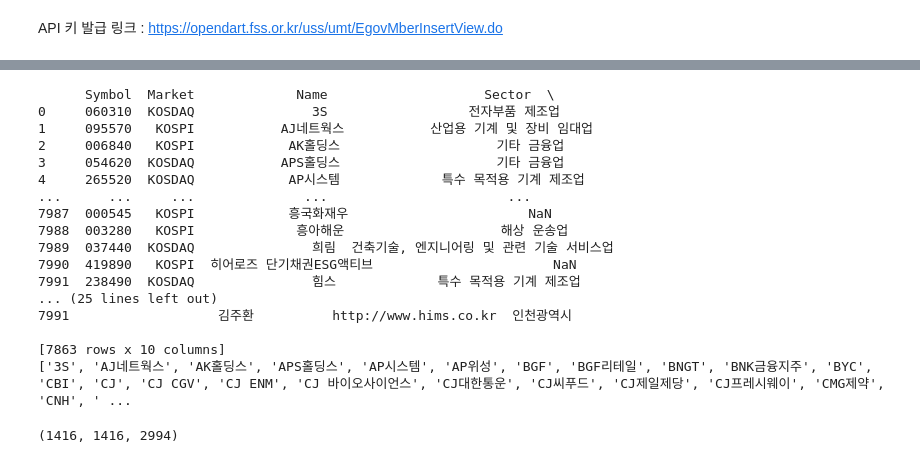
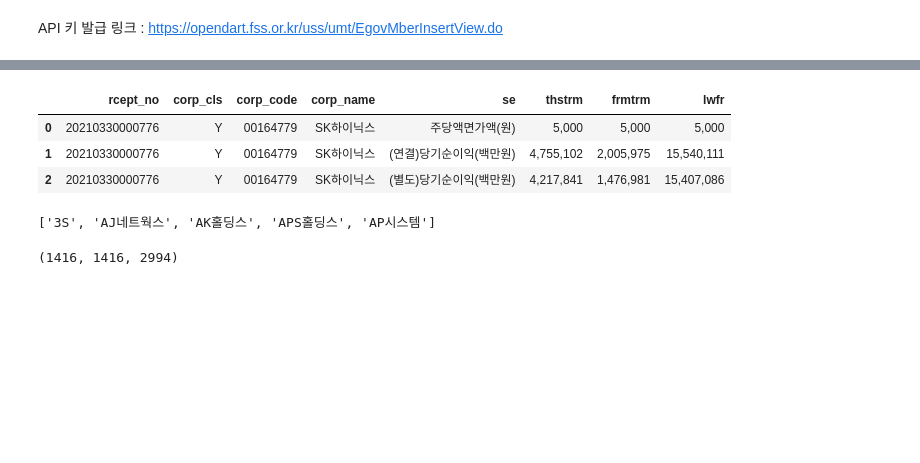
Before and after one commit to SLCFLAB/Data-Science-Python, a Jupyter notebook: Day 4/4_2.finance_data.ipynb, the cells around one changed output, grey strips where cells are left out. Saved outputs shown, nothing was run; the diff lists cells and outputs as text; code cells hidden in the pictures; blank space fills up the shorter version.

```diff
--- a/Day 4/4_2.finance_data.ipynb
+++ b/Day 4/4_2.finance_data.ipynb
@@ -297,3 +254,13 @@ display(dart.report("SK하이닉스","배당",2020,"11011"))
+# %%
+# 기업, 배당에 관한 정보, 연도
+dart.report("SK하이닉스","배당",2020).head(3)
+
+# thstrm, frmtrm, lwfr 은 각각 전전기, 전기, 당기
+# %% [output]
+|  | rcept_no | corp_cls | corp_code | corp_name | se | thstrm | frmtrm | lwfr |
+| 0 | 20210330000776 | Y | 00164779 | SK하이닉스 | 주당액면가액(원) | 5,000 | 5,000 | 5,000 |
+| 1 | 20210330000776 | Y | 00164779 | SK하이닉스 | (연결)당기순이익(백만원) | 4,755,102 | 2,005,975 | 15,540,111 |
+| 2 | 20210330000776 | Y | 00164779 | SK하이닉스 | (별도)당기순이익(백만원) | 4,217,841 | 1,476,981 | 15,407,086 |
 # %%
 '''
 To-do
@@ -315,26 +276,9 @@ stock_list = stock_list.loc[stock_list['Market'].isin(["KOSPI","KOSDAQ"])]
 # %%
-print(stock_list)
 # Region이 null이 아닌 데이터에서 Name 칼럼만 뽑아내어 stock_name_list에 저장
 stock_name_list = stock_list.loc[stock_list['Region'].notnull(),'Name'].tolist()
-print(stock_name_list)
+print(stock_name_list[:5])
 # %% [output]
-      Symbol  Market             Name                    Sector  \
-0     060310  KOSDAQ               3S                  전자부품 제조업
-1     095570   KOSPI           AJ네트웍스           산업용 기계 및 장비 임대업
-2     006840   KOSPI            AK홀딩스                    기타 금융업
-3     054620  KOSDAQ           APS홀딩스                    기타 금융업
-4     265520  KOSDAQ            AP시스템             특수 목적용 기계 제조업
-...      ...     ...              ...                       ...
-7987  000545   KOSPI            흥국화재우                       NaN
-7988  003280   KOSPI             흥아해운                    해상 운송업
-7989  037440  KOSDAQ               희림  건축기술, 엔지니어링 및 관련 기술 서비스업
-7990  419890   KOSPI  히어로즈 단기채권ESG액티브                       NaN
-7991  238490  KOSDAQ               힘스             특수 목적용 기계 제조업
-... (25 lines left out)
-7991                   김주환          http://www.hims.co.kr  인천광역시
-
-[7863 rows x 10 columns]
-['3S', 'AJ네트웍스', 'AK홀딩스', 'APS홀딩스', 'AP시스템', 'AP위성', 'BGF', 'BGF리테일', 'BNGT', 'BNK금융지주', 'BYC', 'CBI', 'CJ', 'CJ CGV', 'CJ ENM', 'CJ 바이오사이언스', 'CJ대한통운', 'CJ씨푸드', 'CJ제일제당', 'CJ프레시웨이', 'CMG제약', 'CNH', ' ...
+['3S', 'AJ네트웍스', 'AK홀딩스', 'APS홀딩스', 'AP시스템']
 # %%
 # 주식 이름을 받아 report에서 찾아 당기, 전기, 전전기 배당을 리턴해주는 함수
 def find_dividends(stock_name, year):
```
Also changed, not shown: parts of 16 cells of this notebook.
